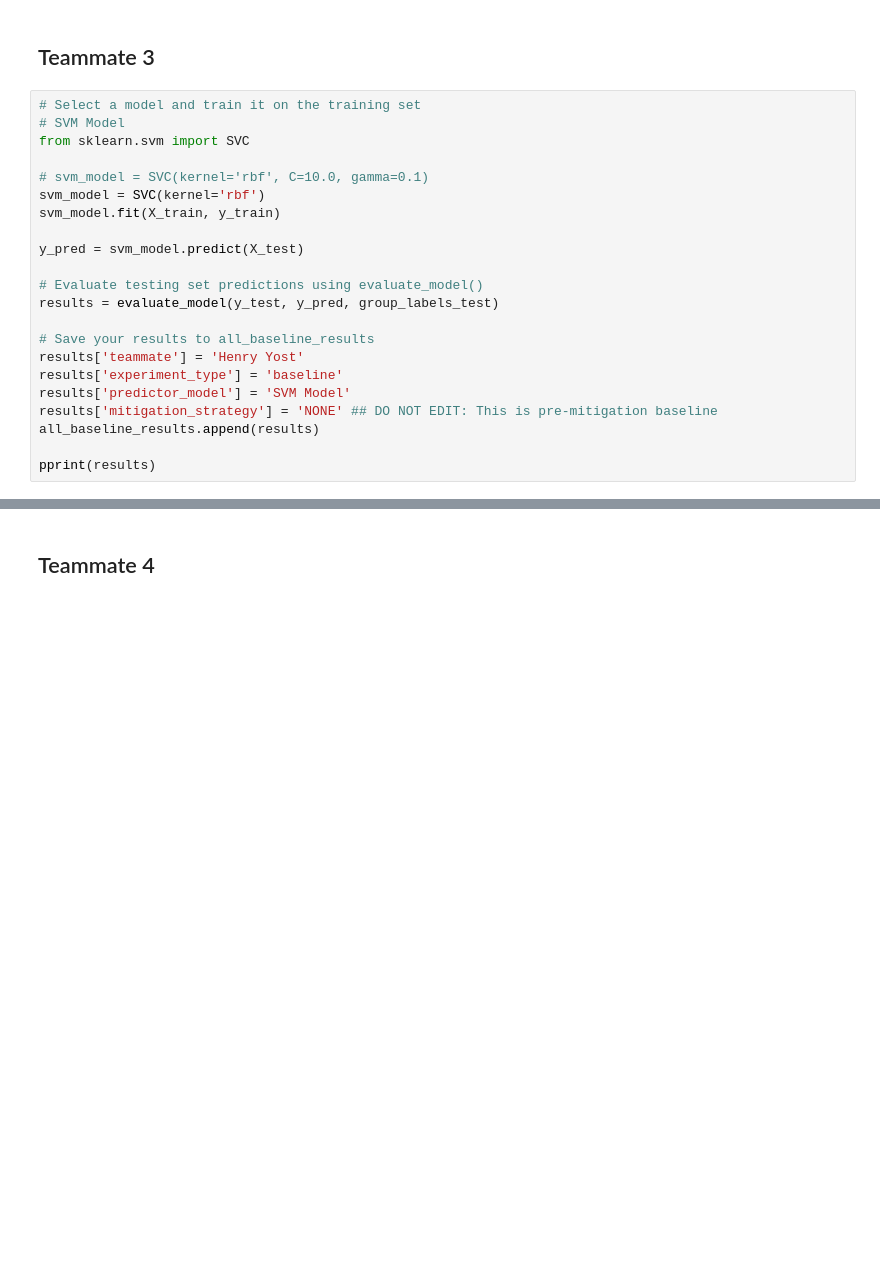
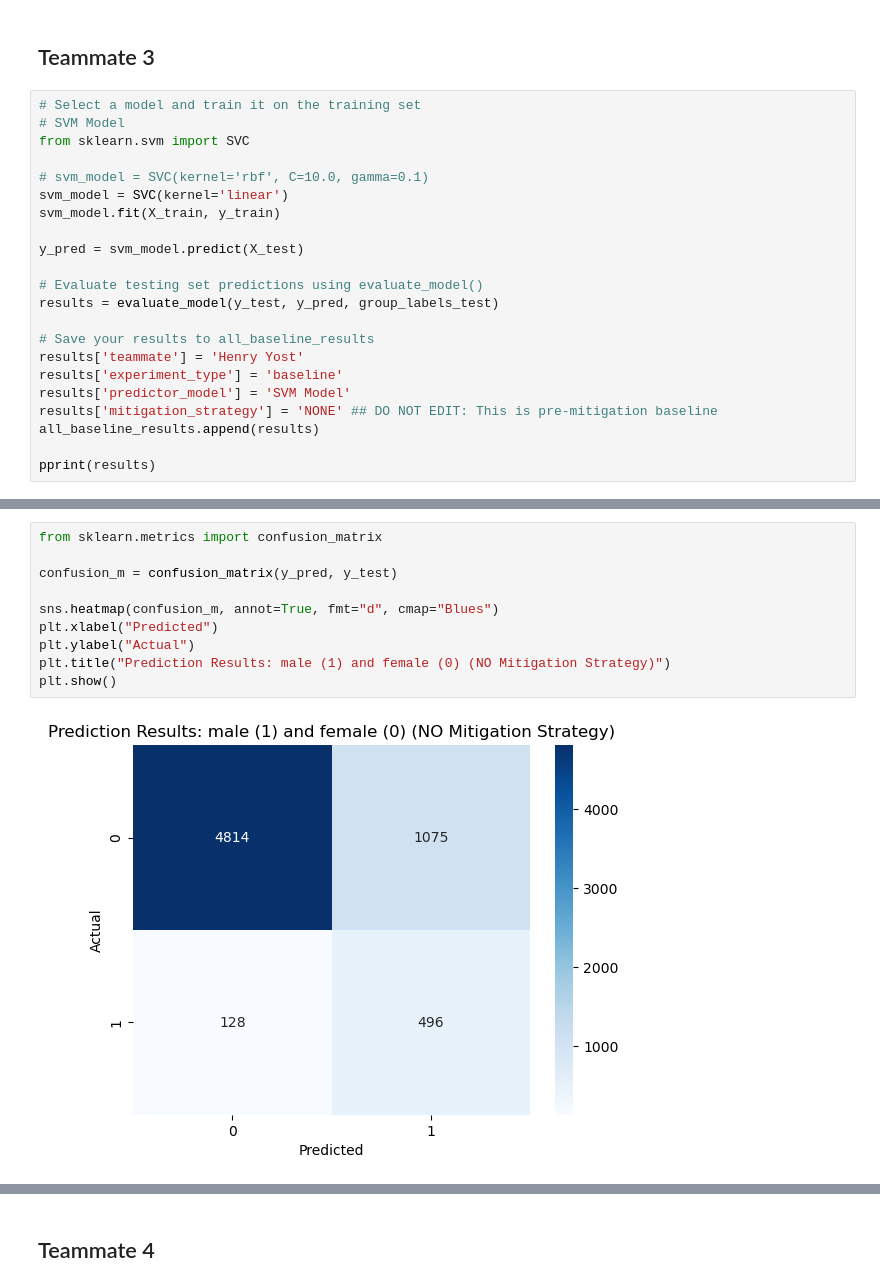
Before and after one commit to henry-AY/CS108-212-STAT108-212-W26-Course-Project, a Jupyter notebook: Week_6/CS108_212_STAT108_212_W26_Course_Project_Bias_Mitigation-2.ipynb, the cells around one changed output, grey strips where cells are left out. Drawn from its saved outputs; the diff is of its cells as text; blank space fills up the shorter version.

```diff
--- a/Week_6/CS108_212_STAT108_212_W26_Course_Project_Bias_Mitigation-2.ipynb
+++ b/Week_6/CS108_212_STAT108_212_W26_Course_Project_Bias_Mitigation-2.ipynb
@@ -387,7 +413,7 @@ Overall the model seems to do a pretty good job, but the flexibility of the mode
 from sklearn.svm import SVC
 
 # svm_model = SVC(kernel='rbf', C=10.0, gamma=0.1)
-svm_model = SVC(kernel='rbf')
+svm_model = SVC(kernel='linear')
 svm_model.fit(X_train, y_train)
 
 y_pred = svm_model.predict(X_test)
@@ -413,6 +439,18 @@ pprint(results)
  'mitigation_strategy': 'NONE',
  'predictor_model': 'SVM Model',
  'teammate': 'Henry Yost'}
+# %%
+from sklearn.metrics import confusion_matrix
+
+confusion_m = confusion_matrix(y_pred, y_test)
+
+sns.heatmap(confusion_m, annot=True, fmt="d", cmap="Blues")
+plt.xlabel("Predicted")
+plt.ylabel("Actual")
+plt.title("Prediction Results: male (1) and female (0) (NO Mitigation Strategy)")
+plt.show()
+# %% [output]
+[figure, added]
 # %% [markdown]
 **Analysis / Interpretation for Linear Model:**
 
```
Also changed, not shown: parts of 14 cells of this notebook.
